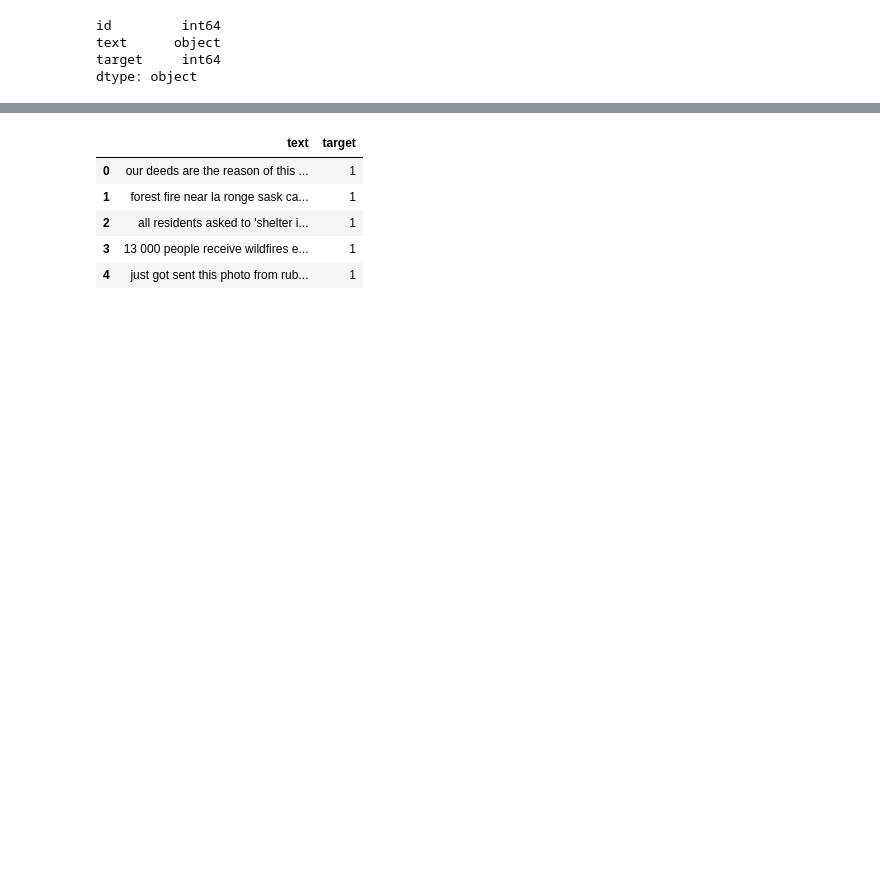
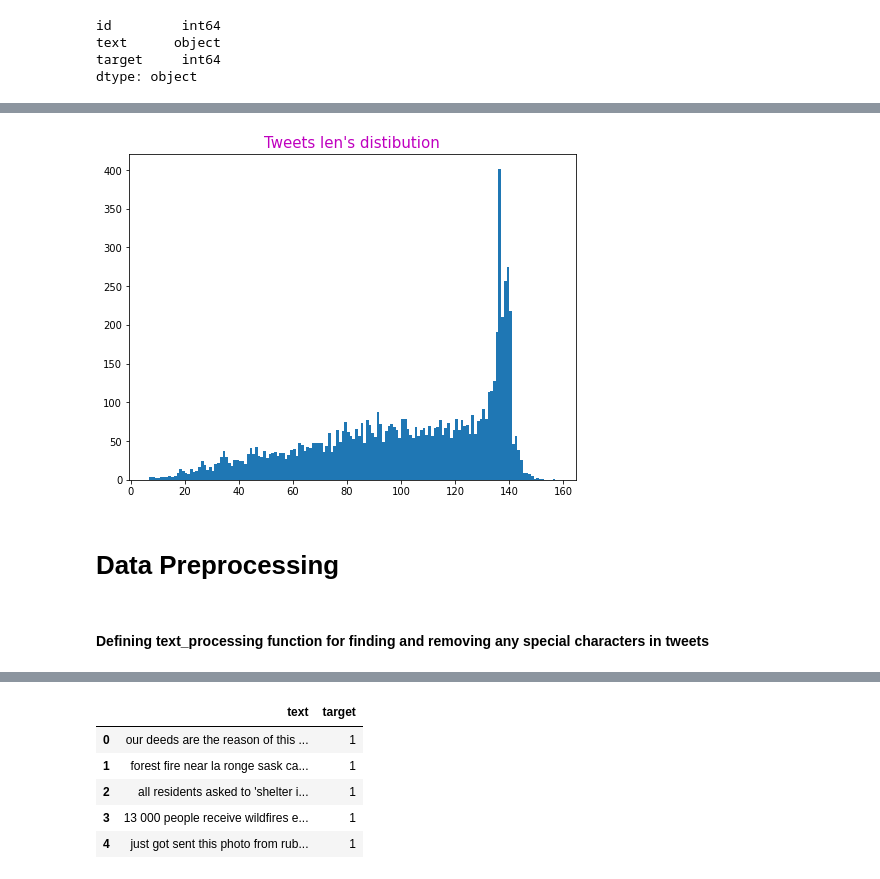
Before and after one commit to DialloYoussouf/Jedhabootcamp_Projects, a Jupyter notebook: Real or Not_ NLP with Disaster Tweets/Real or Not NLP with Disaster Tweets.ipynb, the cells around one changed output, grey strips where cells are left out. Drawn from its saved outputs; the diff is of its cells as text; code cells hidden in the pictures; blank space fills up the shorter version.

```diff
--- a/Real or Not_ NLP with Disaster Tweets/Real or Not NLP with Disaster Tweets.ipynb
+++ b/Real or Not_ NLP with Disaster Tweets/Real or Not NLP with Disaster Tweets.ipynb
@@ -201,2 +178,13 @@ train_df['text'].str.len().plot.hist()
+# %%
+fig, ax = plt.subplots(figsize=(8,6))
+ax.hist(train_df['text'].str.len(), bins=150)
+plt.title("Tweets len's distibution", fontsize=15, color='m')
+plt.show()
+# %% [output]
+[figure, added]
+# %% [markdown]
+# Data Preprocessing
+# %% [markdown]
+#### Defining **text_processing function** for finding and removing any special characters in tweets
 # %%
 !pip install emoji
```
Also changed, not shown: parts of 87 cells of this notebook, 1 other file.
